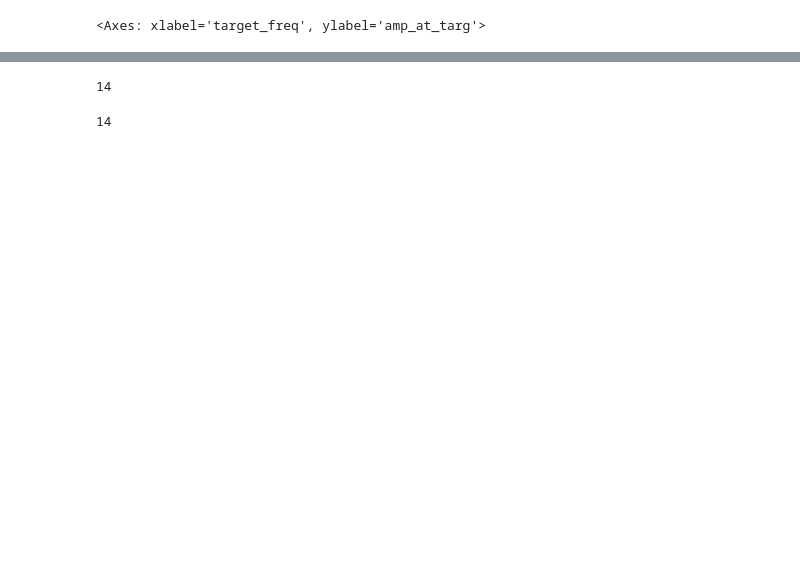
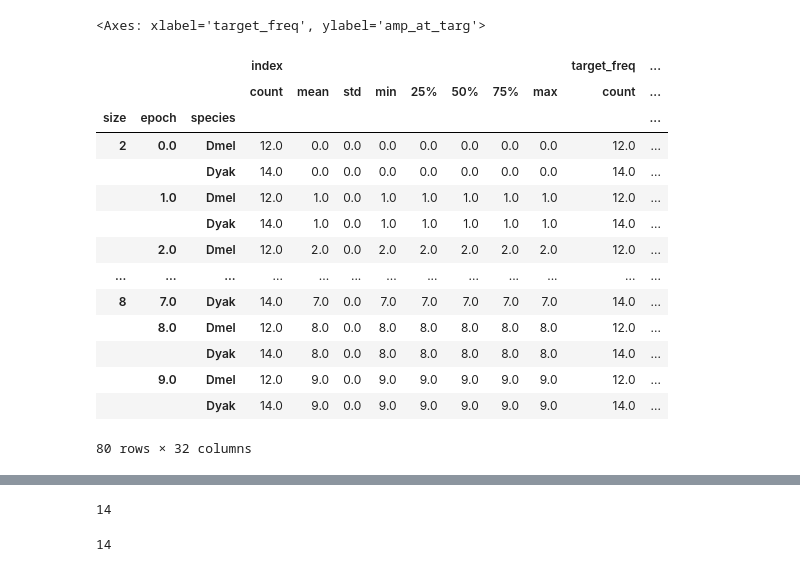
Before and after one commit to julianarhee/flytracker_analysis, a Jupyter notebook: DLC-diffspeeds2-parse-epochs-AGGR.ipynb, the cells around one changed output, grey strips where cells are left out. Cells and saved outputs as stored; diff of their text form; code cells hidden in the pictures; blank space fills up the shorter version.

```diff
--- a/DLC-diffspeeds2-parse-epochs-AGGR.ipynb
+++ b/DLC-diffspeeds2-parse-epochs-AGGR.ipynb
@@ -19,7 +19,7 @@ import importlib
 # %%
 %matplotlib notebook
 # %%
-plot_style='dark'
+plot_style='white'
 putil.set_sns_style(style=plot_style)
 bg_color='w' if plot_style=='dark' else 'k'
 # %%
@@ -88,11 +88,3 @@ if plot_checks:
 # %% [output]
 [interactive output not drawn]
 [interactive output not drawn]
-# %%
-step_dict = dlc.get_step_indices(dotdf, speed_var='lin_speed_filt',
-                             t_start=20, increment=40, n_levels=10)
-if plot_checks:
-    fig = dlc.check_speed_steps(dotdf, step_dict)
-    putil.label_figure(fig, data_id)
-    pl.savefig(os.path.join(figdir, '{}_step-ixs.png'.format(sess_id)))
-    #pl.close()
@@ -243,8 +248,0 @@ fft_df = pd.concat(d_list).reset_index()
-# %%
-fft_df['species'] = [v.split('_')[2] for v in fft_df['acquisition']]
-# fft_df['size'] = [int(re.findall('(\d+x\d+)', sess_id)[0].split('x')[0]) \
-#                   for sess_id in fft_df['acquisition']]
-
-# for acq, df_ in fft_df[fft_df['id']=='dot'].groupby('acquisition'):
-#     df_
-fft_df['size'].unique()
@@ -265 +297,5 @@ Name: size, dtype: object
+# %%
+curr_species = ['Dmel', 'Dyak'] #, 'Dele-wt']
+plotdf = fft_df[(fft_df['species'].isin(curr_species))
+               & (fft_df['size'].isin(curr_sizes))].copy()
 # %%
@@ -270,3 +310,21 @@ sns.pointplot(data=fft_df[fft_df['id']=='fly'], ax=ax, hue='species',
 [interactive output not drawn]
 [interactive output not drawn]
 <Axes: xlabel='target_freq', ylabel='amp_at_targ'>
+# %%
+plotdf.groupby(['size', 'epoch', 'species']).describe()
+# %% [output]
+|  |  |  | index |  |  |  |  |  |  |  | target_freq | ... |
+|  |  |  | count | mean | std | min | 25% | 50% | 75% | max | count | ... |
+| size | epoch | species |  |  |  |  |  |  |  |  |  | ... |
+| 2 | 0.0 | Dmel | 12.0 | 0.0 | 0.0 | 0.0 | 0.0 | 0.0 | 0.0 | 0.0 | 12.0 | ... |
+|  |  | Dyak | 14.0 | 0.0 | 0.0 | 0.0 | 0.0 | 0.0 | 0.0 | 0.0 | 14.0 | ... |
+|  | 1.0 | Dmel | 12.0 | 1.0 | 0.0 | 1.0 | 1.0 | 1.0 | 1.0 | 1.0 | 12.0 | ... |
+|  |  | Dyak | 14.0 | 1.0 | 0.0 | 1.0 | 1.0 | 1.0 | 1.0 | 1.0 | 14.0 | ... |
+|  | 2.0 | Dmel | 12.0 | 2.0 | 0.0 | 2.0 | 2.0 | 2.0 | 2.0 | 2.0 | 12.0 | ... |
+| ... | ... | ... | ... | ... | ... | ... | ... | ... | ... | ... | ... | ... |
+| 8 | 7.0 | Dyak | 14.0 | 7.0 | 0.0 | 7.0 | 7.0 | 7.0 | 7.0 | 7.0 | 14.0 | ... |
+|  | 8.0 | Dmel | 12.0 | 8.0 | 0.0 | 8.0 | 8.0 | 8.0 | 8.0 | 8.0 | 12.0 | ... |
+|  |  | Dyak | 14.0 | 8.0 | 0.0 | 8.0 | 8.0 | 8.0 | 8.0 | 8.0 | 14.0 | ... |
+|  | 9.0 | Dmel | 12.0 | 9.0 | 0.0 | 9.0 | 9.0 | 9.0 | 9.0 | 9.0 | 12.0 | ... |
+|  |  | Dyak | 14.0 | 9.0 | 0.0 | 9.0 | 9.0 | 9.0 | 9.0 | 9.0 | 14.0 | ... |
+80 rows × 32 columns
```
Also changed, not shown: parts of 42 cells of this notebook.
